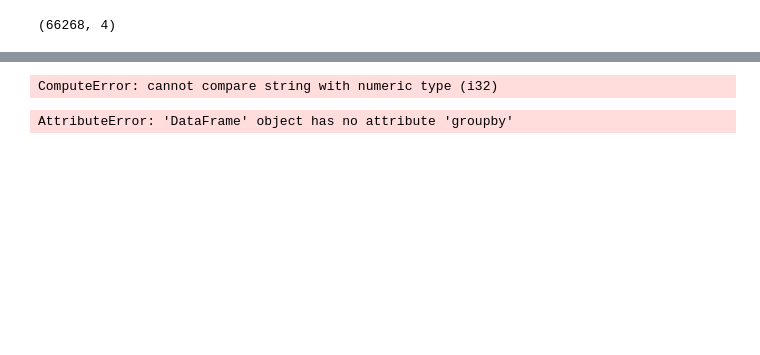
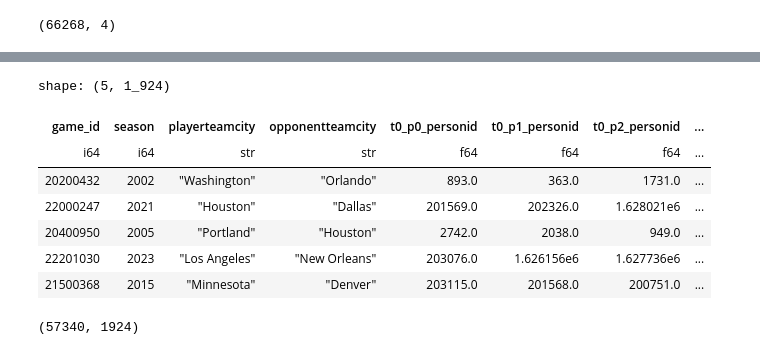
Before and after one commit to donpham7/fastbreak-vis, a Jupyter notebook: data/per_game/pg_sql.ipynb, the cells around one changed output, grey strips where cells are left out. Drawn from its saved outputs; the diff is of its cells as text; code cells hidden in the pictures; blank space fills up the shorter version.

Commit message:
change to db data source

```diff
--- a/data/per_game/pg_sql.ipynb
+++ b/data/per_game/pg_sql.ipynb
@@ -153,29 +162,21 @@ shape: (5, 1_894)
+# %%
+# Cast all columns except the first 4 to float
+float_cols = master_with_features.columns[4:]
+master_with_features = master_with_features.with_columns([pl.col(col).cast(pl.Float64) for col in float_cols])
+master_with_features.head()
+# %% [output]
+shape: (5, 1_924)
+| game_id | season | playerteamcity | opponentteamcity | t0_p0_personid | t0_p1_personid | t0_p2_personid | ... |
+| i64 | i64 | str | str | f64 | f64 | f64 | ... |
+| 20200432 | 2002 | "Washington" | "Orlando" | 893.0 | 363.0 | 1731.0 | ... |
+| 22000247 | 2021 | "Houston" | "Dallas" | 201569.0 | 202326.0 | 1.628021e6 | ... |
+| 20400950 | 2005 | "Portland" | "Houston" | 2742.0 | 2038.0 | 949.0 | ... |
+| 22201030 | 2023 | "Los Angeles" | "New Orleans" | 203076.0 | 1.626156e6 | 1.627736e6 | ... |
+| 21500368 | 2015 | "Minnesota" | "Denver" | 203115.0 | 201568.0 | 200751.0 | ... |
 # %%
-# Get number of rows where t0_p0_numminutes == 0
-num_zero_minutes = master_with_features.filter(pl.col('t0_p0_numminutes') == 0).height
-num_zero_minutes
+master_with_features = master_with_features.filter((pl.col('t0_p0_numminutes') != 0) & (pl.col('t1_p0_numminutes') != 0))
+master_with_features.shape
 # %% [output]
-ComputeError: cannot compare string with numeric type (i32)
+(57340, 1924)
 # %%
-import itertools
-from tqdm import tqdm
-
-# Step 1: For each game and team, get top 15 players ordered by minutes
-grouped = top_players.groupby(['gameId', 'teamIndex'])
-permuted_rows = []
-for (gameId, teamIndex), group in tqdm(grouped):
-    players = group.sort('numminutes', reverse=True).to_dicts()
-    # Generate all permutations of player orderings
-    for perm in itertools.permutations(players, len(players)):
-        row = {'gameId': gameId, 'teamIndex': teamIndex}
-        for i, player in enumerate(perm):
-            for stat in stat_cols:
-                col_name = f't{teamIndex}_p{i}_{stat}'
-                row[col_name] = player.get(stat, None)
-        permuted_rows.append(row)
-
-# Step 2: Create DataFrame from permuted rows
-permuted_df = pl.DataFrame(permuted_rows)
-permuted_df.head()
+master_with_features.write_csv("../csv/data.csv")
-# %% [output]
-AttributeError: 'DataFrame' object has no attribute 'groupby'
```
Also changed, not shown: parts of 4 cells of this notebook, 3 other files.
